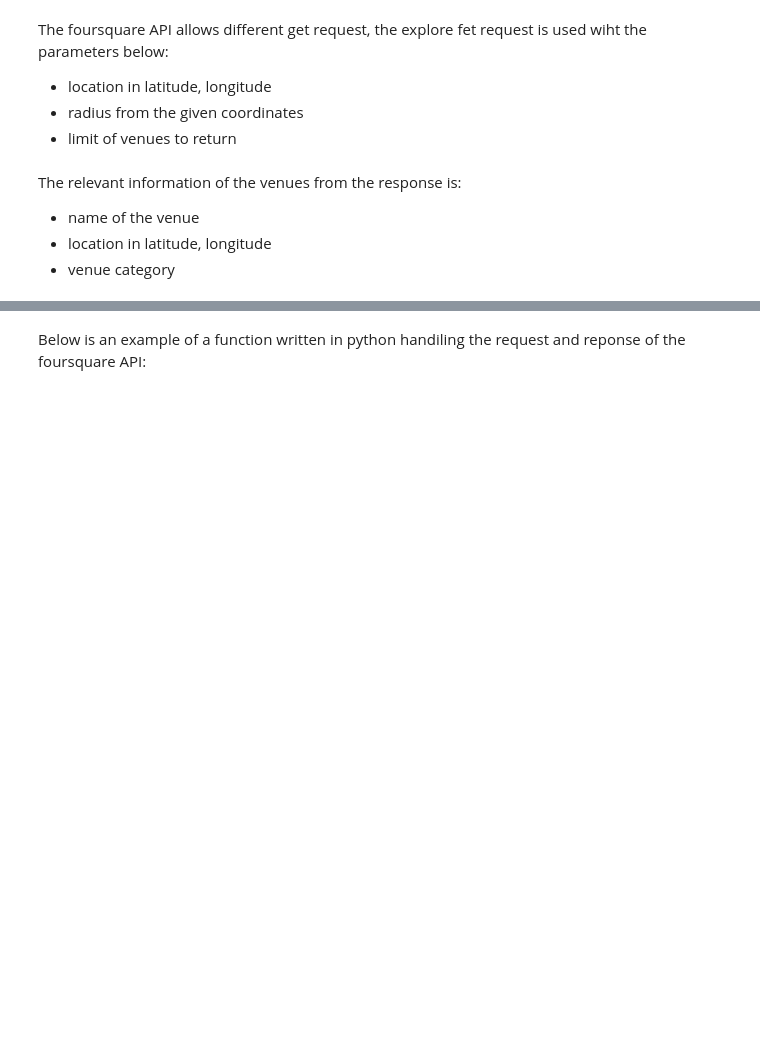
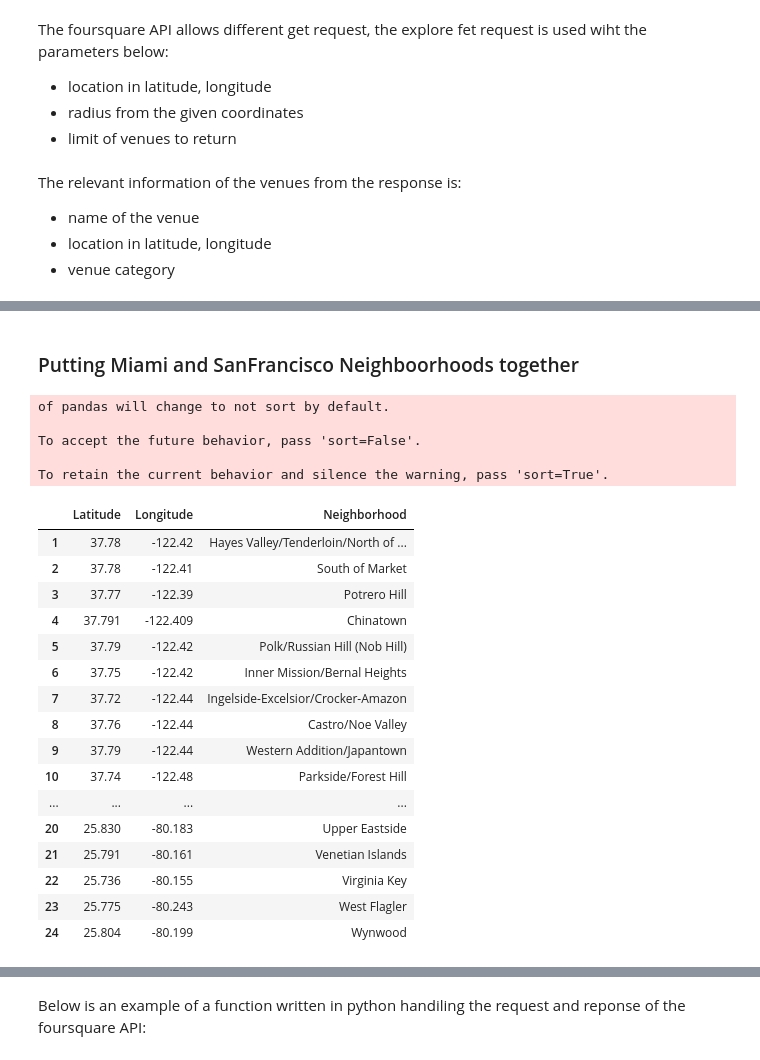
Before and after one commit to orbiarve/capstone-project, a Jupyter notebook: Cornern Finder.ipynb, the cells around one changed output, grey strips where cells are left out. Drawn from its saved outputs; the diff is of its cells as text; code cells hidden in the pictures; blank space fills up the shorter version.

```diff
--- a/Cornern Finder.ipynb
+++ b/Cornern Finder.ipynb
@@ -20,0 +114,16 @@ The relevant information of the venues from the response is:
+# %%
+
+res1 = requests.get('http://www.healthysf.org/bdi/outcomes/zipmap.htm')
+soup1 = BeautifulSoup(res1.content,'lxml')
+
+
+table1 = soup1.find_all('table')[2]
+#print(table1)
+list_df1 = pd.read_html(str(table1))
+
+
+#the output converted into a list
+print(table1)
+
+
+#US zipcode
@@ -20,0 +148,5 @@ The relevant information of the venues from the response is:
+# %%
+#slice the list to only get the information necesary
+df_sf = pd.DataFrame(list_df1[2][1:21])
+df_sf.columns = ['Zip Codes', 'Neighborhood']
+df_sf.head(100)
@@ -20,0 +192,12 @@ The relevant information of the venues from the response is:
+# %%
+from uszipcode import SearchEngine
+search = SearchEngine(simple_zipcode=False)
+# zipcode_info = search.by_zipcode("94133")
+
+zipcodes_sf_lat = []
+zipcode_sf_lon = []
+
+for zipcodes in df_sf['Zip Codes']:
+    zipcode_info = search.by_zipcode(zipcodes)
+    zipcodes_sf_lat.append(zipcode_info.lat)
+    zipcode_sf_lon.append(zipcode_info.lng)
@@ -20,0 +215,2 @@ The relevant information of the venues from the response is:
+# %% [markdown]
+### Putting Miami and SanFrancisco Neighboorhoods together
@@ -20,0 +235,27 @@ The relevant information of the venues from the response is:
+# %%
+#add both sf and miami
+sf_mia = pd.concat([df_sf[['Neighborhood','Longitude','Latitude']],df1])
+sf_mia.head(100)
+# %% [output]
+of pandas will change to not sort by default.
+
+To accept the future behavior, pass 'sort=False'.
+
+To retain the current behavior and silence the warning, pass 'sort=True'.
+|  | Latitude | Longitude | Neighborhood |
+| 1 | 37.78 | -122.42 | Hayes Valley/Tenderloin/North of ... |
+| 2 | 37.78 | -122.41 | South of Market |
+| 3 | 37.77 | -122.39 | Potrero Hill |
+| 4 | 37.791 | -122.409 | Chinatown |
+| 5 | 37.79 | -122.42 | Polk/Russian Hill (Nob Hill) |
+| 6 | 37.75 | -122.42 | Inner Mission/Bernal Heights |
+| 7 | 37.72 | -122.44 | Ingelside-Excelsior/Crocker-Amazon |
+| 8 | 37.76 | -122.44 | Castro/Noe Valley |
+| 9 | 37.79 | -122.44 | Western Addition/Japantown |
+| 10 | 37.74 | -122.48 | Parkside/Forest Hill |
+| ... | ... | ... | ... |
+| 20 | 25.830 | -80.183 | Upper Eastside |
+| 21 | 25.791 | -80.161 | Venetian Islands |
+| 22 | 25.736 | -80.155 | Virginia Key |
+| 23 | 25.775 | -80.243 | West Flagler |
+| 24 | 25.804 | -80.199 | Wynwood |
```
Also changed, not shown: parts of 28 cells of this notebook, 2 other files.
